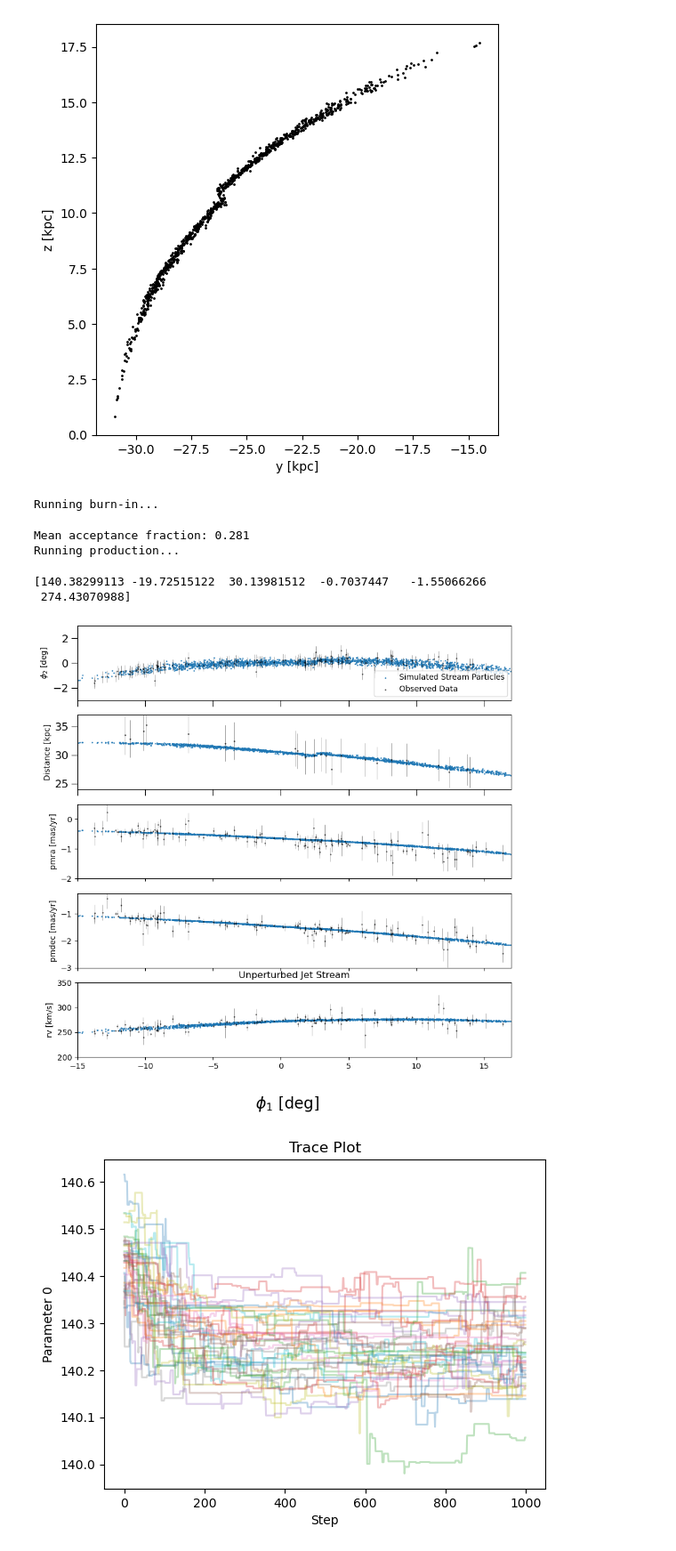
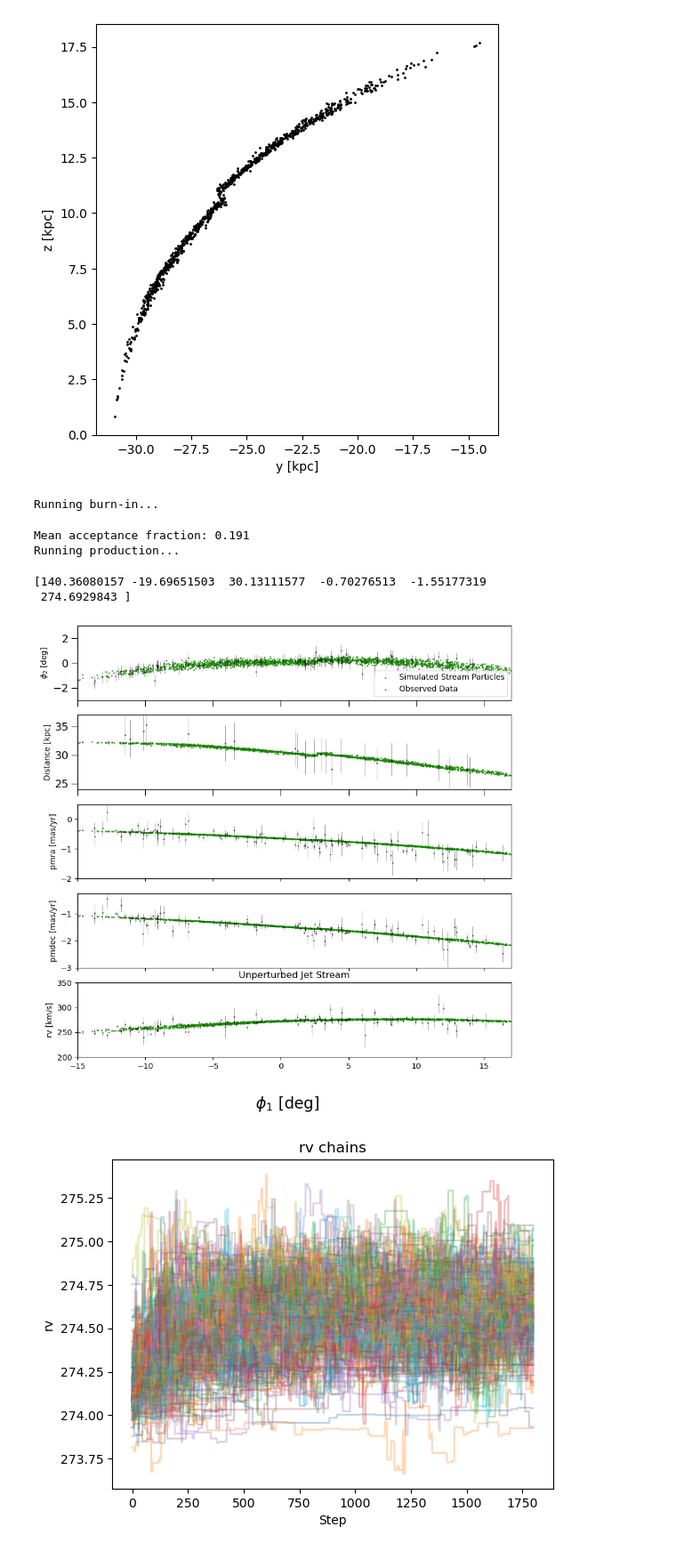
Before and after one commit to shriy-stars/jet_setting_2026-7, a Jupyter notebook: jet_progenitor_fit.ipynb, the cells around one changed output. Shown at 89% size. Saved outputs shown, nothing was run; the diff lists cells and outputs as text; code cells hidden in the pictures.

```diff
--- a/jet_progenitor_fit.ipynb
+++ b/jet_progenitor_fit.ipynb
@@ -186,8 +186,8 @@ ax.set_aspect('equal')
 [figure]
 # %%
 #MCMC fit
-nwalkers = 36
-niter = 1000
+nwalkers = 200
+niter = 1800
 
 #Taking a fraction of the prior range
 initial = prog_pars
@@ -196,7 +196,7 @@ p0 = [np.array(initial) + 1e-3 * np.random.randn(ndim) for i in range(nwalkers)]
 
 data = (data_dict, potTotal)
 
-def main(p0,nwalkers,niter,ndim,log_probability,data, nburnin=100):
+def main(p0,nwalkers,niter,ndim,log_probability,data, nburnin=200):
     sampler = emcee.EnsembleSampler(nwalkers, ndim, log_probability, args=data)
     print("Running burn-in...")
     p0, _, _ = sampler.run_mcmc(p0, nburnin, progress = True)
@@ -211,7 +211,7 @@ def main(p0,nwalkers,niter,ndim,log_probability,data, nburnin=100):
 sampler, pos, prob, state = main(p0,nwalkers,niter,ndim,log_probability, data)
 # %% [output]
 Running burn-in...
-Mean acceptance fraction: 0.281
+Mean acceptance fraction: 0.191
 Running production...
 # %%
 #pulling out the values generated by the MCMC sampler XD
@@ -235,8 +235,8 @@ prog_best_gal = np.array(
      rep_best.v_x.value, rep_best.v_y.value, rep_best.v_z.value]
 ) # units here are kpc, km/s
 # %% [output]
-[140.38299113 -19.72515122  30.13981512  -0.7037447   -1.55066266
- 274.43070988]
+[140.36080157 -19.69651503  30.13111577  -0.70276513  -1.55177319
+ 274.6929843 ]
 # %%
 # # stream progenitor profile parameters
 prog_mass, prog_scaleradius =  20_000, 10/1_000 # Msun, kpc
@@ -290,28 +290,28 @@ fig.supxlabel(r'$\phi_1$ [deg]',fontsize=20)
 ax[-1].set_xlim(-15,17)
 ax[-1].set_title(label ='Unperturbed Jet Stream',loc='center' )
 #simulation
-ax[0].scatter(phi1_max, phi2_max,s=0.75,color='tab:blue', alpha= 0.9, label = 'Simulated Stream Particles')
+ax[0].scatter(phi1_max, phi2_max,s=0.75,color='#168600', alpha= 0.9, label = 'Simulated Stream Particles')
 ax[0].tick_params(axis='both', which='major', labelsize=14., length=8)
 ax[0].tick_params(axis='both', which='minor', length=3)
 ax[0].set_ylim(-3,3)
 ax[0].set_ylabel(r'$\phi_2$ [deg]', fontsize=10)
 
-ax[1].scatter(phi1_max, dist_max,s=0.75,color='tab:blue',alpha= 0.9 )
+ax[1].scatter(phi1_max, dist_max,s=0.75,color='#168600',alpha= 0.9 )
 ax[1].tick_params(axis='both', which='major', labelsize=14., length=8)
 ax[1].tick_params(axis='both', which='minor', length=3)
 ax[1].set_ylabel('Distance [kpc]', fontsize=10)
 ax[1].set_ylim(24,37)
 
-ax[2].scatter(phi1_max, pmra_max,s=0.75,color='tab:blue',alpha= 0.9 )
+ax[2].scatter(phi1_max, pmra_max,s=0.75,color='#168600',alpha= 0.9 )
 ax[2].set_ylim(-1,1)
 ax[2].set_ylabel('pmra [mas/yr]', fontsize=10)
 ax[2].set_ylim(-2,0.5)
 
-ax[3].scatter(phi1_max, pmdec_max,s=0.75,color='tab:blue',alpha= 0.9 )
+ax[3].scatter(phi1_max, pmdec_max,s=0.75,color='#168600',alpha= 0.9 )
 ax[3].set_ylabel('pmdec [mas/yr]', fontsize=10)
 ax[3].set_ylim(-3,-0.25)
 
-ax[4].scatter(phi1_max, rv_max,s=0.75,color='tab:blue',alpha= 0.9)
+ax[4].scatter(phi1_max, rv_max,s=0.75,color='#168600',alpha= 0.9)
 ax[4].set_ylabel('rv [km/s]', fontsize=10)
 ax[4].set_ylim(200,350)
 
@@ -335,19 +335,19 @@ ax[4].errorbar(df['phi1'], df['vel_calib'], yerr=df['vel_calib_std'], fmt='none'
 ax[0].legend(loc = 'lower right')
 fig.savefig('jet_mcmc_1.pdf')
 # %% [output]
-[figure, old version]
+[figure, new version]
 # %%
 chain = sampler.get_chain()
 # shape: (n_steps, n_walkers, n_dim)
-param_index = 0  # which parameter
+param_index = 5  # which parameter
 plt.figure()
 plt.plot(chain[:, :, param_index], alpha=0.3)
 plt.xlabel("Step")
-plt.ylabel("Parameter 0")
-plt.title("Trace Plot")
+plt.ylabel("rv")
+plt.title("rv chains")
 plt.show()
 # %% [output]
-[figure, old version]
+[figure, new version]
 # %%
 n_steps, n_walkers, n_dim = chain.shape
 
```
Also changed, not shown: parts of 5 cells of this notebook, 3 other files.
